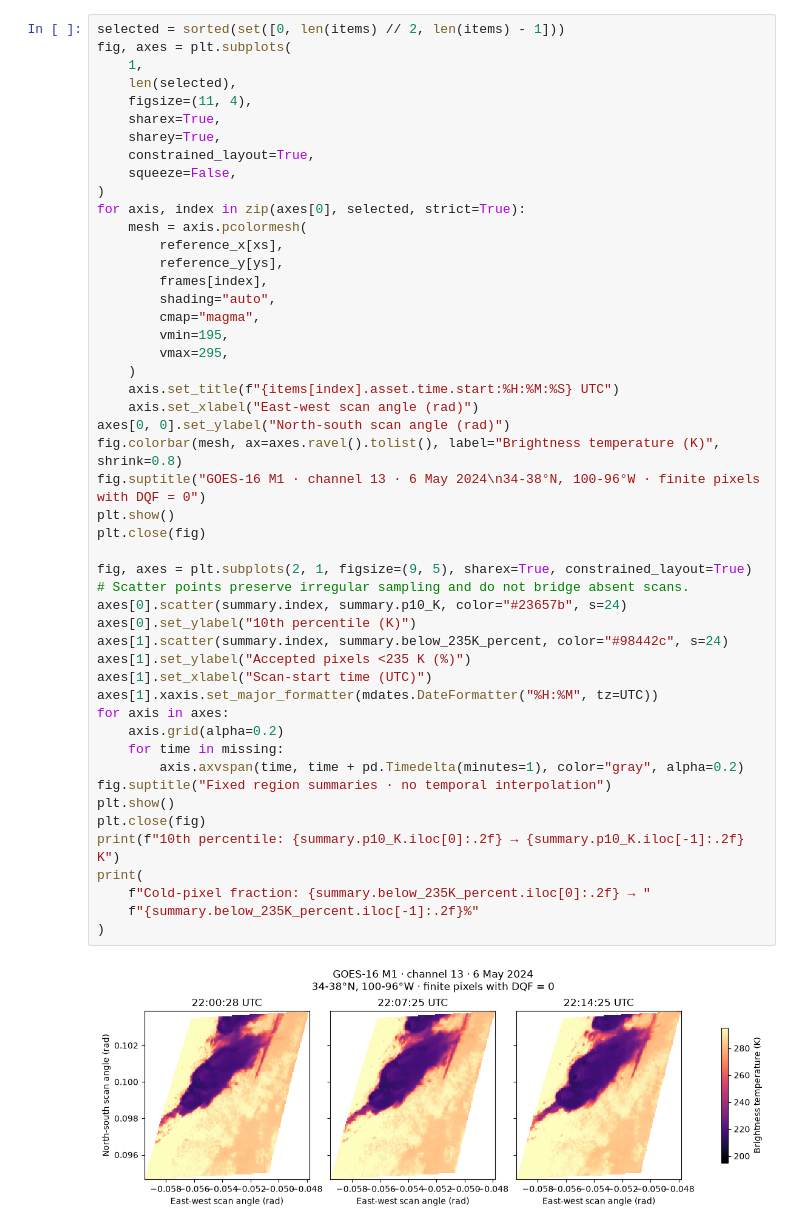
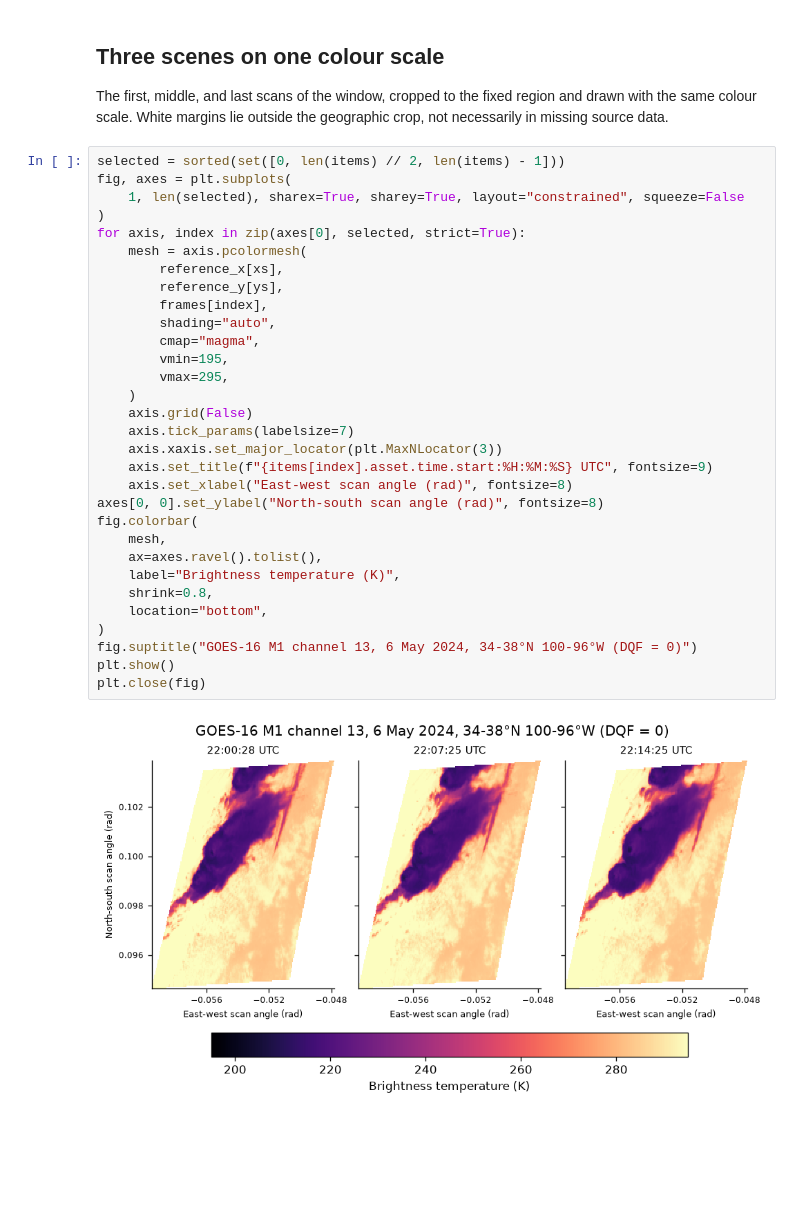
Before and after one commit to jakeryderv/usdata, a Jupyter notebook: examples/studies/goes-mesoscale/goes-mesoscale.ipynb, the cells around one changed output. Drawn from its saved outputs; the diff is of its cells as text; blank space fills up the shorter version.

```diff
--- a/examples/studies/goes-mesoscale/goes-mesoscale.ipynb
+++ b/examples/studies/goes-mesoscale/goes-mesoscale.ipynb
@@ -224,51 +268,39 @@ Projection, coordinates, and metadata extent match across all scans.
+# %% [markdown]
+## Three scenes on one colour scale
+
+The first, middle, and last scans of the window, cropped to the fixed region
+and drawn with the same colour scale. White margins lie outside the geographic
+crop, not necessarily in missing source data.
 # %%
 selected = sorted(set([0, len(items) // 2, len(items) - 1]))
 fig, axes = plt.subplots(
-    1,
-    len(selected),
-    figsize=(11, 4),
-    sharex=True,
-    sharey=True,
-    constrained_layout=True,
-    squeeze=False,
+    1, len(selected), sharex=True, sharey=True, layout="constrained", squeeze=False
 )
 for axis, index in zip(axes[0], selected, strict=True):
     mesh = axis.pcolormesh(
         reference_x[xs],
         reference_y[ys],
         frames[index],
         shading="auto",
         cmap="magma",
         vmin=195,
         vmax=295,
     )
-    axis.set_title(f"{items[index].asset.time.start:%H:%M:%S} UTC")
-    axis.set_xlabel("East-west scan angle (rad)")
-axes[0, 0].set_ylabel("North-south scan angle (rad)")
-fig.colorbar(mesh, ax=axes.ravel().tolist(), label="Brightness temperature (K)", shrink=0.8)
-fig.suptitle("GOES-16 M1 · channel 13 · 6 May 2024\n34-38°N, 100-96°W · finite pixels with DQF = 0")
+    axis.grid(False)
+    axis.tick_params(labelsize=7)
+    axis.xaxis.set_major_locator(plt.MaxNLocator(3))
+    axis.set_title(f"{items[index].asset.time.start:%H:%M:%S} UTC", fontsize=9)
+    axis.set_xlabel("East-west scan angle (rad)", fontsize=8)
+axes[0, 0].set_ylabel("North-south scan angle (rad)", fontsize=8)
+fig.colorbar(
+    mesh,
+    ax=axes.ravel().tolist(),
+    label="Brightness temperature (K)",
+    shrink=0.8,
+    location="bottom",
+)
+fig.suptitle("GOES-16 M1 channel 13, 6 May 2024, 34-38°N 100-96°W (DQF = 0)")
 plt.show()
 plt.close(fig)
-
-fig, axes = plt.subplots(2, 1, figsize=(9, 5), sharex=True, constrained_layout=True)
-# Scatter points preserve irregular sampling and do not bridge absent scans.
-axes[0].scatter(summary.index, summary.p10_K, color="#23657b", s=24)
-axes[0].set_ylabel("10th percentile (K)")
-axes[1].scatter(summary.index, summary.below_235K_percent, color="#98442c", s=24)
-axes[1].set_ylabel("Accepted pixels <235 K (%)")
-axes[1].set_xlabel("Scan-start time (UTC)")
-axes[1].xaxis.set_major_formatter(mdates.DateFormatter("%H:%M", tz=UTC))
-for axis in axes:
-    axis.grid(alpha=0.2)
-    for time in missing:
-        axis.axvspan(time, time + pd.Timedelta(minutes=1), color="gray", alpha=0.2)
-fig.suptitle("Fixed region summaries · no temporal interpolation")
-plt.show()
-plt.close(fig)
-print(f"10th percentile: {summary.p10_K.iloc[0]:.2f} → {summary.p10_K.iloc[-1]:.2f} K")
-print(
-    f"Cold-pixel fraction: {summary.below_235K_percent.iloc[0]:.2f} → "
-    f"{summary.below_235K_percent.iloc[-1]:.2f}%"
-)
 # %% [output]
-[figure, old version]
+[figure, new version]
```
Also changed, not shown: parts of 19 cells of this notebook, 2 other files.
